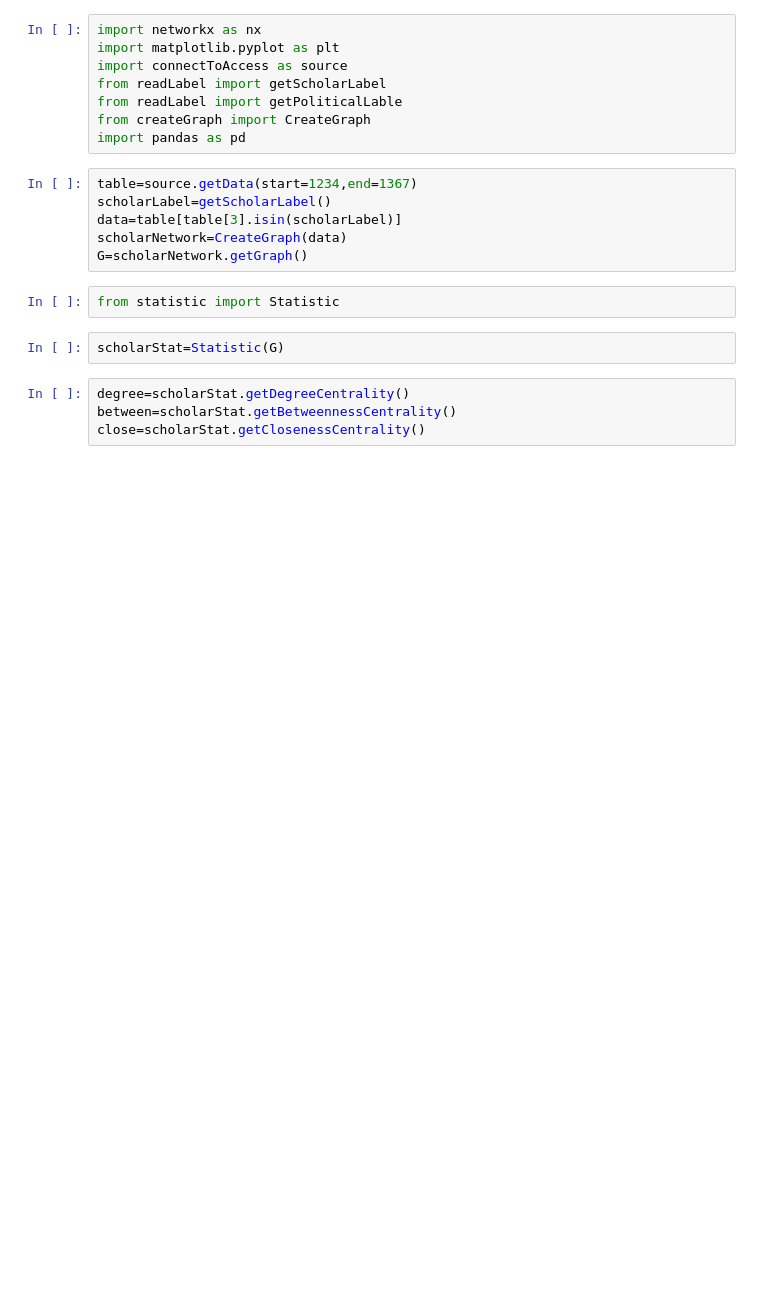
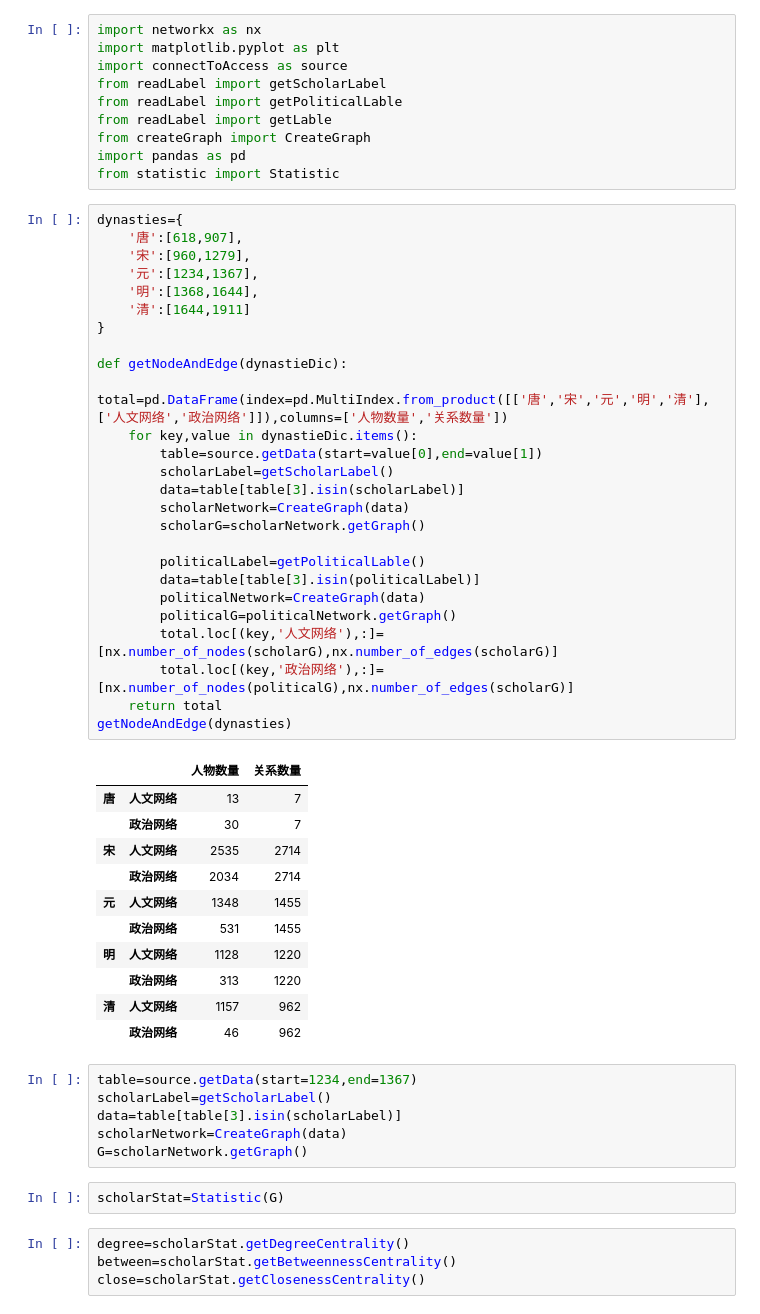
Before and after one commit to jqiuyin/paper, a Jupyter notebook: main/main.ipynb, the cells around one changed output. Saved outputs shown, nothing was run; the diff lists cells and outputs as text; blank space fills up the shorter version.

```diff
--- a/main/main.ipynb
+++ b/main/main.ipynb
@@ -4,16 +4,54 @@ import matplotlib.pyplot as plt
 import connectToAccess as source
 from readLabel import getScholarLabel
 from readLabel import getPoliticalLable
+from readLabel import getLable
 from createGraph import CreateGraph
 import pandas as pd
+from statistic import Statistic
+# %%
+dynasties={
+    '唐':[618,907],
+    '宋':[960,1279],
+    '元':[1234,1367],
+    '明':[1368,1644],
+    '清':[1644,1911]
+}
+
+def getNodeAndEdge(dynastieDic):
+    total=pd.DataFrame(index=pd.MultiIndex.from_product([['唐','宋','元','明','清'],['人文网络','政治网络']]),columns=['人物数量','关系数量'])
+    for key,value in dynastieDic.items():
+        table=source.getData(start=value[0],end=value[1])
+        scholarLabel=getScholarLabel()
+        data=table[table[3].isin(scholarLabel)]
+        scholarNetwork=CreateGraph(data)
+        scholarG=scholarNetwork.getGraph()
+
+        politicalLabel=getPoliticalLable()
+        data=table[table[3].isin(politicalLabel)]
+        politicalNetwork=CreateGraph(data)
+        politicalG=politicalNetwork.getGraph()
+        total.loc[(key,'人文网络'),:]=[nx.number_of_nodes(scholarG),nx.number_of_edges(scholarG)]
+        total.loc[(key,'政治网络'),:]=[nx.number_of_nodes(politicalG),nx.number_of_edges(scholarG)]
+    return total
+getNodeAndEdge(dynasties)
+# %% [output]
+|  |  | 人物数量 | 关系数量 |
+| 唐 | 人文网络 | 13 | 7 |
+|  | 政治网络 | 30 | 7 |
+| 宋 | 人文网络 | 2535 | 2714 |
+|  | 政治网络 | 2034 | 2714 |
+| 元 | 人文网络 | 1348 | 1455 |
+|  | 政治网络 | 531 | 1455 |
+| 明 | 人文网络 | 1128 | 1220 |
+|  | 政治网络 | 313 | 1220 |
+| 清 | 人文网络 | 1157 | 962 |
+|  | 政治网络 | 46 | 962 |
 # %%
 table=source.getData(start=1234,end=1367)
 scholarLabel=getScholarLabel()
 data=table[table[3].isin(scholarLabel)]
 scholarNetwork=CreateGraph(data)
 G=scholarNetwork.getGraph()
-# %%
-from statistic import Statistic
 # %%
 scholarStat=Statistic(G)
 # %%
```
Also changed, not shown: parts of 2 cells of this notebook, 1 other file.
